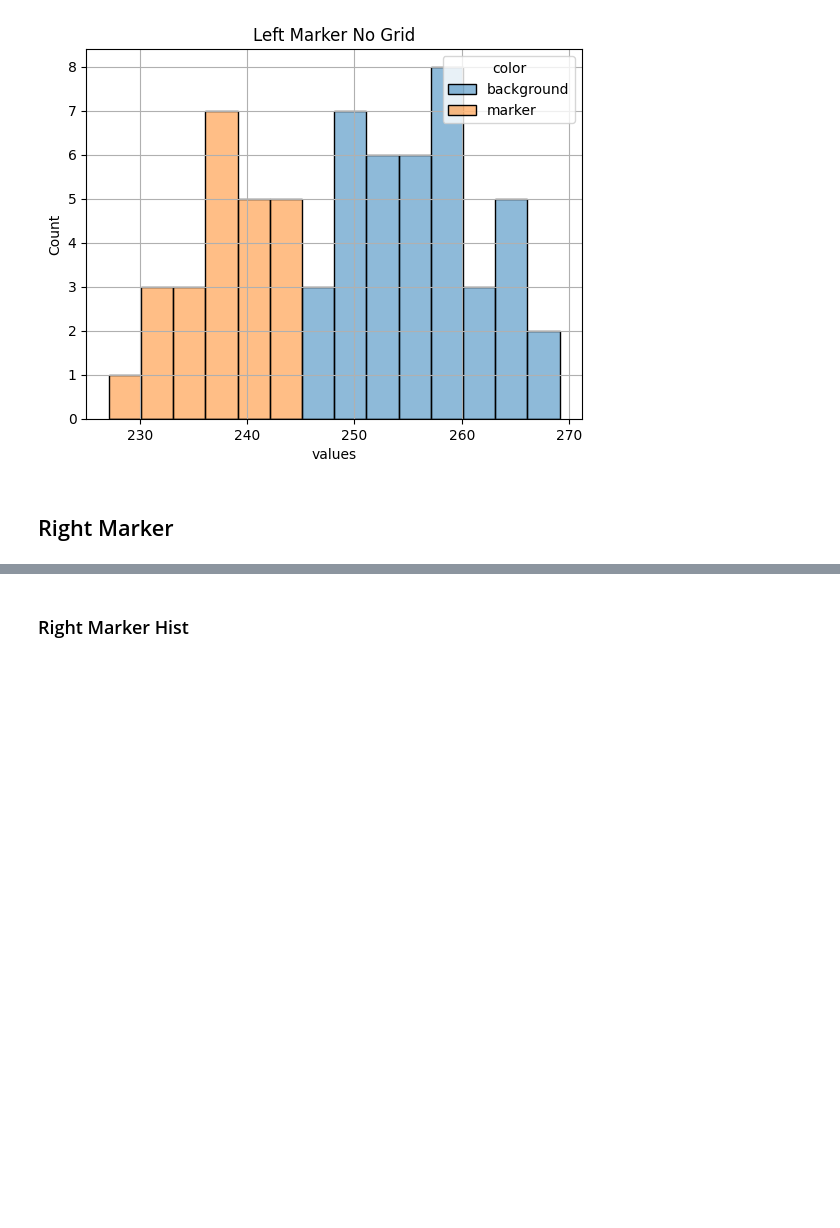
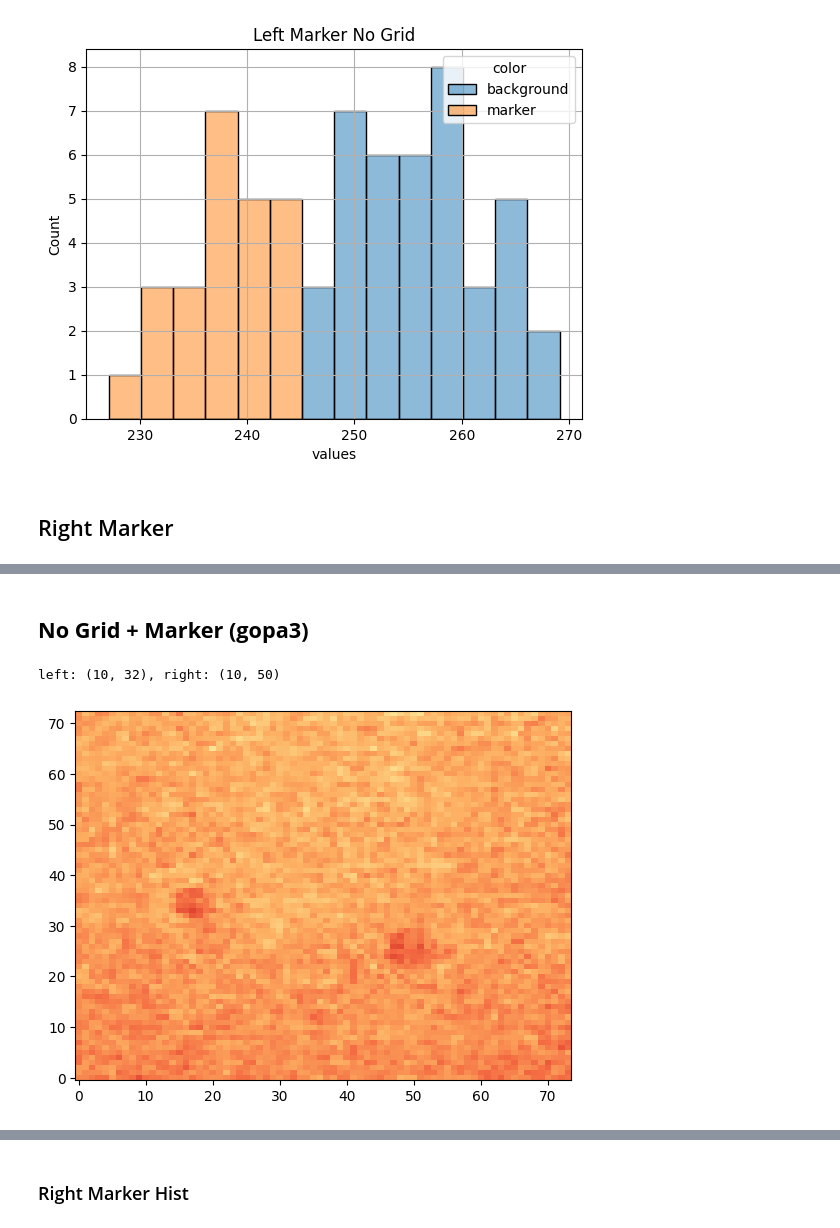
Before and after one commit to PrinceRichfather/tungsten_grate_analysis, a Jupyter notebook: analysis_nogrid.ipynb, the cells around one changed output, grey strips where cells are left out. Saved outputs shown, nothing was run; the diff lists cells and outputs as text; code cells hidden in the pictures; blank space fills up the shorter version.

```diff
--- a/analysis_nogrid.ipynb
+++ b/analysis_nogrid.ipynb
@@ -302,0 +359,22 @@ Coefficient of 2nd degree polynomial:  [ 6.40479558e-02 -3.48510678e+00  2.06304
+# %% [markdown]
+## **No Grid + Marker (gopa3)**
+# %%
+degree_of_rotation = -2.2
+file = uproot.open("root_files/gopa3-ngri+-ped.root")
+w, _1, _2 = file["h7"].to_numpy()
+w_new = ndimage.rotate(w, degree_of_rotation, reshape=False).T
+w_markers = w_new[152:225, 45:119]
+w_left  = w_markers[30:40, :32]
+w_right = w_markers[21:31, 24:]
+print(f"left: {w_left.shape}, right: {w_right.shape}")
+# %% [output]
+left: (10, 32), right: (10, 50)
+# %%
+w_cm = w_markers
+y_cm = range(w_cm.shape[0])   # Rows      (this, _)
+x_cm = range(w_cm.shape[1])   # Columns   (_, this)
+plt.pcolormesh(x_cm, y_cm, w_cm, cmap="RdYlBu", vmin=200, vmax=400)
+# plt.grid()
+plt.show()
+# %% [output]
+[figure, added]
```
Also changed, not shown: parts of 23 cells of this notebook, 10 other files.
